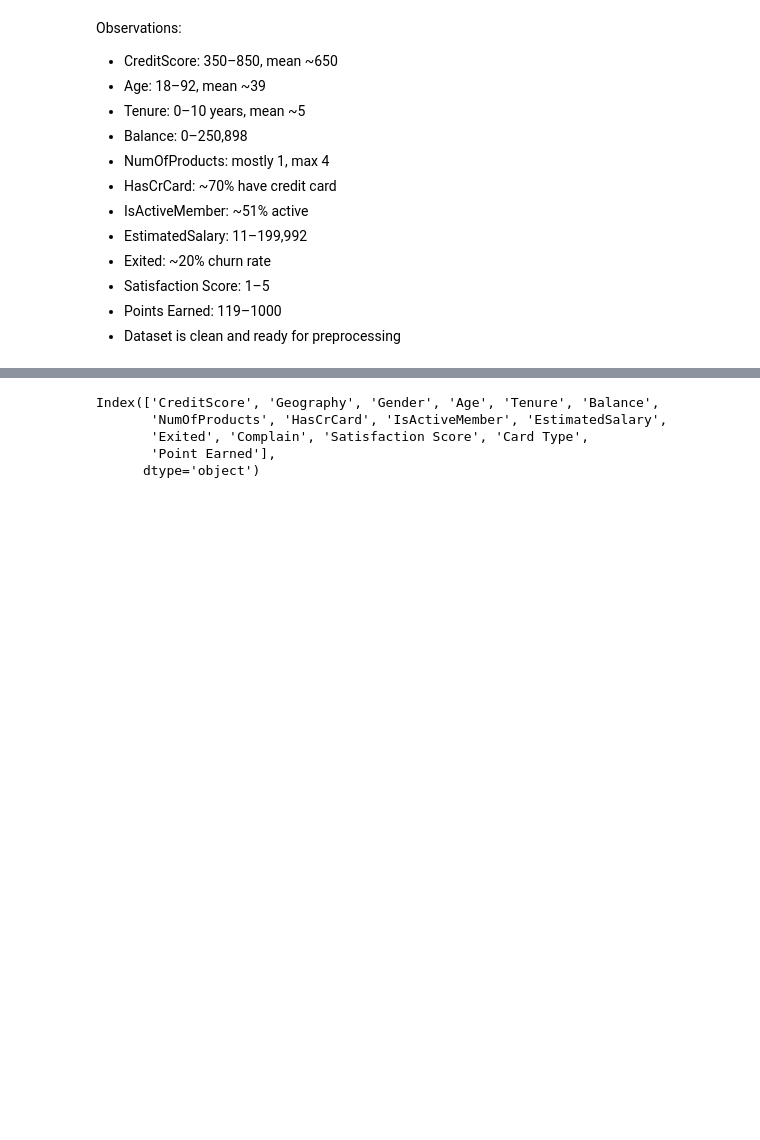
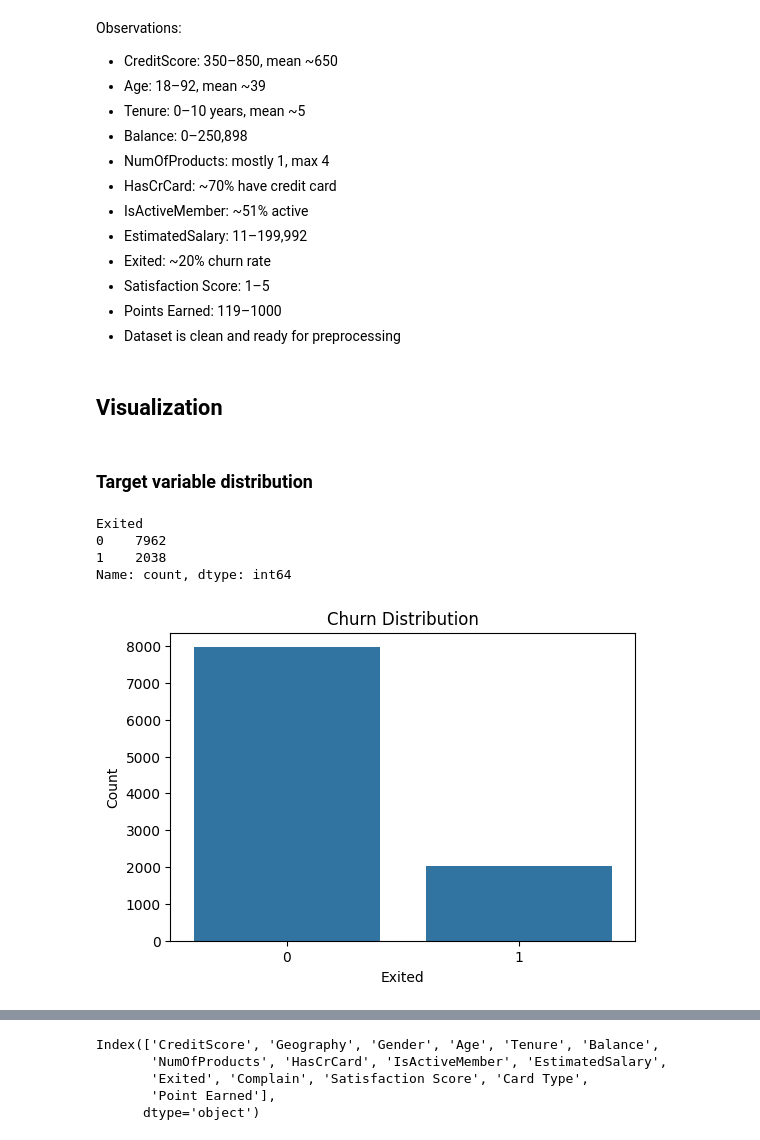
Before and after one commit to HarshiniK19/Customer_Churn_Prediction, a Jupyter notebook: notebooks/01_Data_Understanding.ipynb, the cells around one changed output, grey strips where cells are left out. Saved outputs shown, nothing was run; the diff lists cells and outputs as text; code cells hidden in the pictures; blank space fills up the shorter version.

```diff
--- a/notebooks/01_Data_Understanding.ipynb
+++ b/notebooks/01_Data_Understanding.ipynb
@@ -143,3 +131,22 @@ Observations:
 - Satisfaction Score: 1–5
 - Points Earned: 119–1000
 - Dataset is clean and ready for preprocessing
+# %% [markdown]
+## Visualization
+# %% [markdown]
+### Target variable distribution
+# %%
+print(Customer_Churn['Exited'].value_counts())
+plt.figure(figsize=(6,4))
+sns.countplot(x='Exited', data=Customer_Churn)
+plt.title('Churn Distribution')
+plt.xlabel('Exited')
+plt.ylabel('Count')
+plt.savefig('../plots/churn_distribution.png')
+plt.show()
+# %% [output]
+Exited
+0    7962
+1    2038
+Name: count, dtype: int64
+[figure, added]
```
Also changed, not shown: parts of 15 cells of this notebook, 12 other files.
